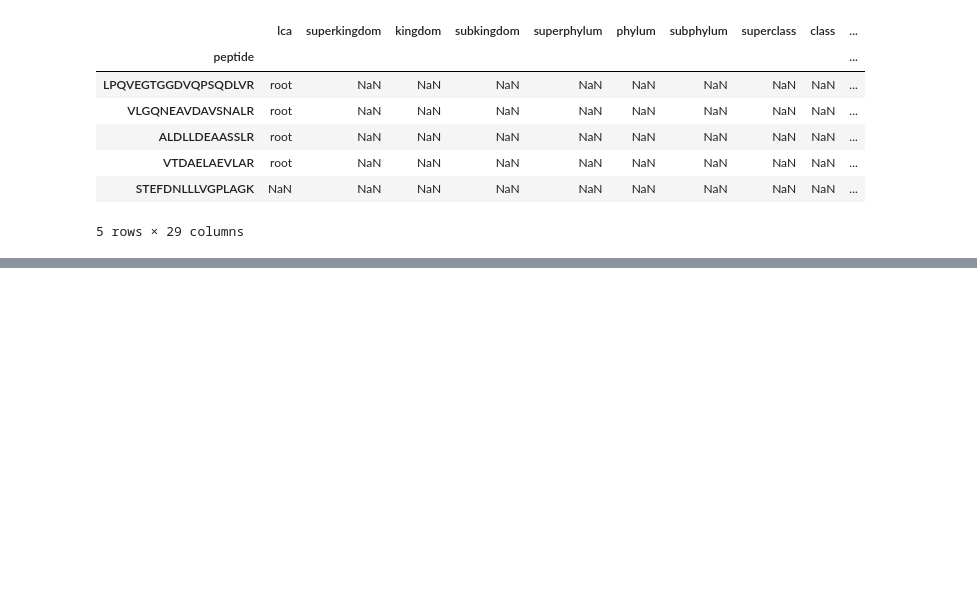
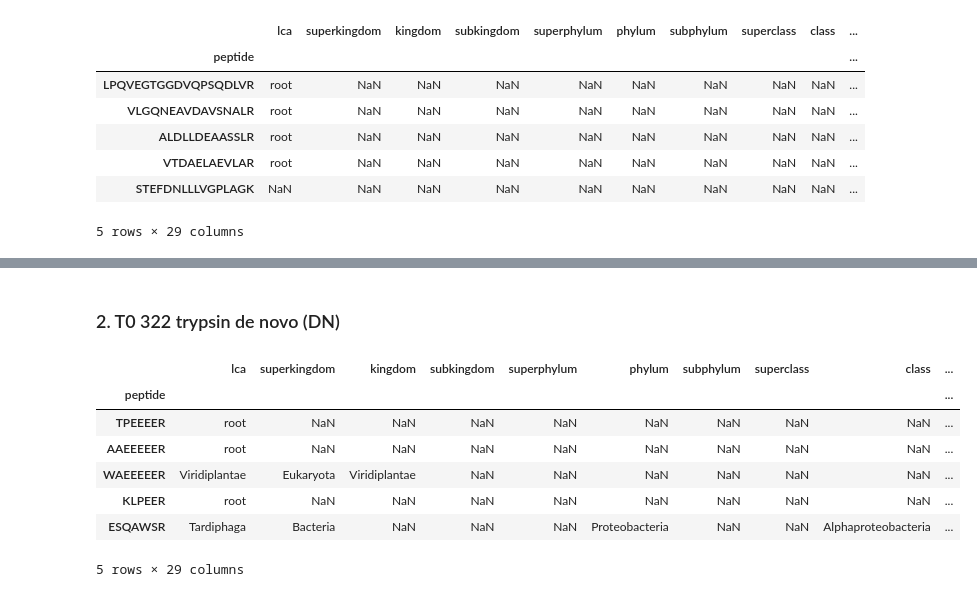
Before and after one commit to MeganEDuffy/rot-mayer, a Jupyter notebook: notebooks/GO-terms/GO-terms-bacteria.ipynb, the cells around one changed output, grey strips where cells are left out. Cells and saved outputs as stored; diff of their text form; code cells hidden in the pictures; blank space fills up the shorter version.

```diff
--- a/notebooks/GO-terms/GO-terms-bacteria.ipynb
+++ b/notebooks/GO-terms/GO-terms-bacteria.ipynb
@@ -39,0 +72,16 @@ T0_322_dig_DB.head()
+# %% [markdown]
+### 2. T0 322 trypsin de novo (DN)
+# %%
+# read the data into pandas dataframes
+T0_322_dig_DN = pd.read_csv("/home/millieginty/Documents/git-repos/rot-mayer/analyses/unipept/lca/cleaned/T0-322-trypsin-lca-DN.csv", index_col=0)
+
+T0_322_dig_DN.head()
+# %% [output]
+|  | lca | superkingdom | kingdom | subkingdom | superphylum | phylum | subphylum | superclass | class | ... |
+| peptide |  |  |  |  |  |  |  |  |  | ... |
+| TPEEEER | root | NaN | NaN | NaN | NaN | NaN | NaN | NaN | NaN | ... |
+| AAEEEEER | root | NaN | NaN | NaN | NaN | NaN | NaN | NaN | NaN | ... |
+| WAEEEEER | Viridiplantae | Eukaryota | Viridiplantae | NaN | NaN | NaN | NaN | NaN | NaN | ... |
+| KLPEER | root | NaN | NaN | NaN | NaN | NaN | NaN | NaN | NaN | ... |
+| ESQAWSR | Tardiphaga | Bacteria | NaN | NaN | NaN | Proteobacteria | NaN | NaN | Alphaproteobacteria | ... |
+5 rows × 29 columns
```
Also changed, not shown: parts of 20 cells of this notebook, 3 other files.
